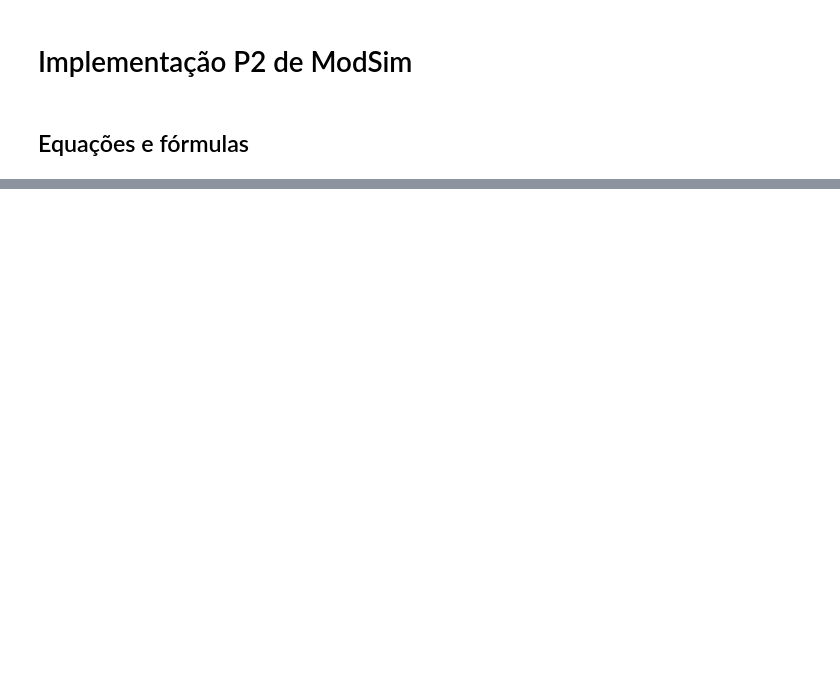
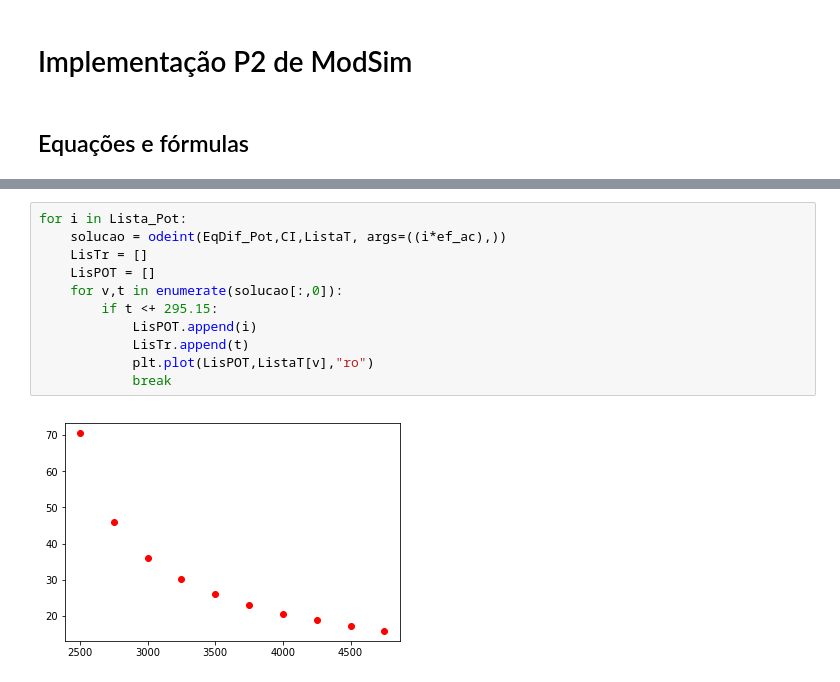
Before and after one commit to rafikli/ModSIM-P2, a Jupyter notebook: Projeto_2_Guilherme_Boldin_Rafael_Libertini.ipynb, the cells around one changed output, grey strips where cells are left out. Drawn from its saved outputs; the diff is of its cells as text; blank space fills up the shorter version.

```diff
--- a/Projeto_2_Guilherme_Boldin_Rafael_Libertini.ipynb
+++ b/Projeto_2_Guilherme_Boldin_Rafael_Libertini.ipynb
@@ -65,0 +90,13 @@ plt.show()
+# %%
+for i in Lista_Pot:
+    solucao = odeint(EqDif_Pot,CI,ListaT, args=((i*ef_ac),))
+    LisTr = []
+    LisPOT = []
+    for v,t in enumerate(solucao[:,0]):
+        if t <+ 295.15:
+            LisPOT.append(i)
+            LisTr.append(t)
+            plt.plot(LisPOT,ListaT[v],"ro")
+            break
+# %% [output]
+[figure, added]
```
Also changed, not shown: parts of 3 cells of this notebook.
